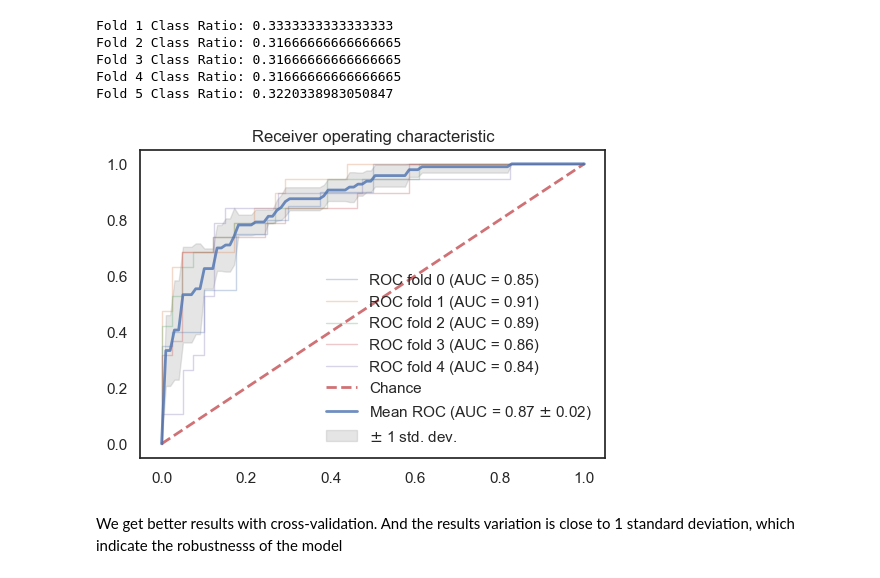
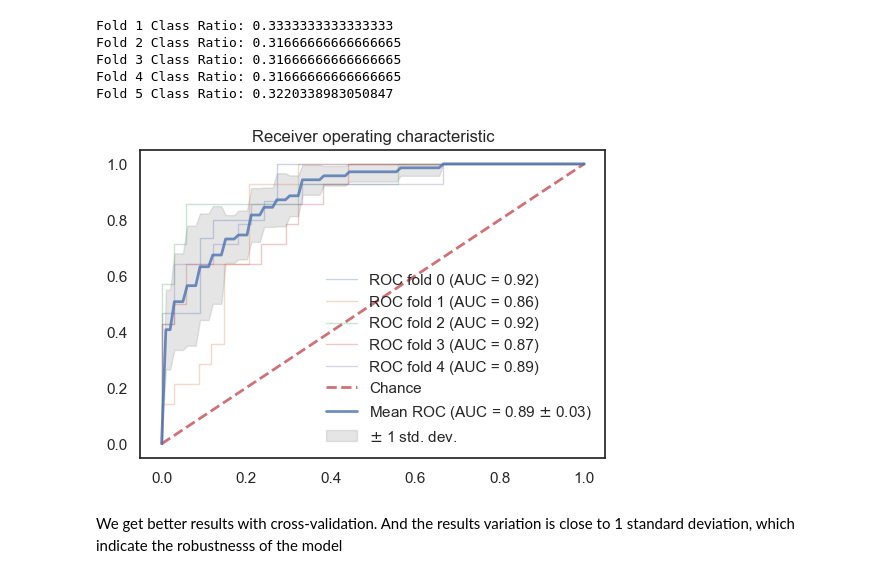
Before and after one commit to SerjWeesp/ml-python, a Jupyter notebook: Classification.ipynb, the cells around one changed output. Cells and saved outputs as stored; diff of their text form; code cells hidden in the pictures.

```diff
--- a/Classification.ipynb
+++ b/Classification.ipynb
@@ -606,9 +606,9 @@ X_full_std = pd.concat([X_train_std, X_test_std], axis = 0)
 y_full = pd.concat([y_train, y_test], axis = 0)
 # %%
 classifier = LogisticRegression(max_iter=1000)
-plot_roc(X_full_std, y_full, classifier, 5)
+plot_roc(X_train_std, y_train, classifier, 5)
 # %% [output]
-[figure, old version]
+[figure, new version]
 # %% [markdown]
 We get better results with cross-validation. And the results variation is close to 1 standard deviation, which indicate the robustnesss of the model
 # %% [markdown]
```
Also changed, not shown: parts of 7 cells of this notebook.
